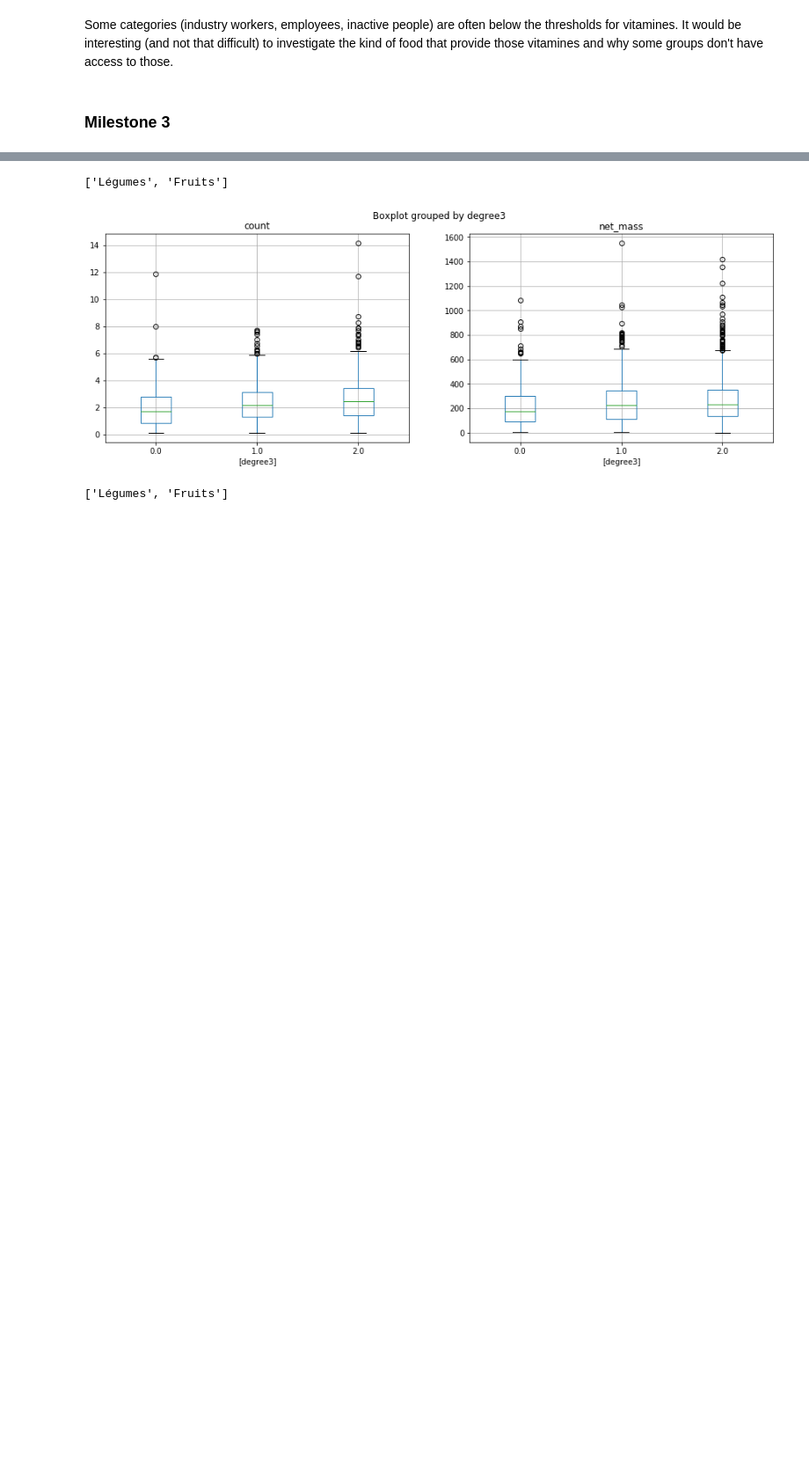
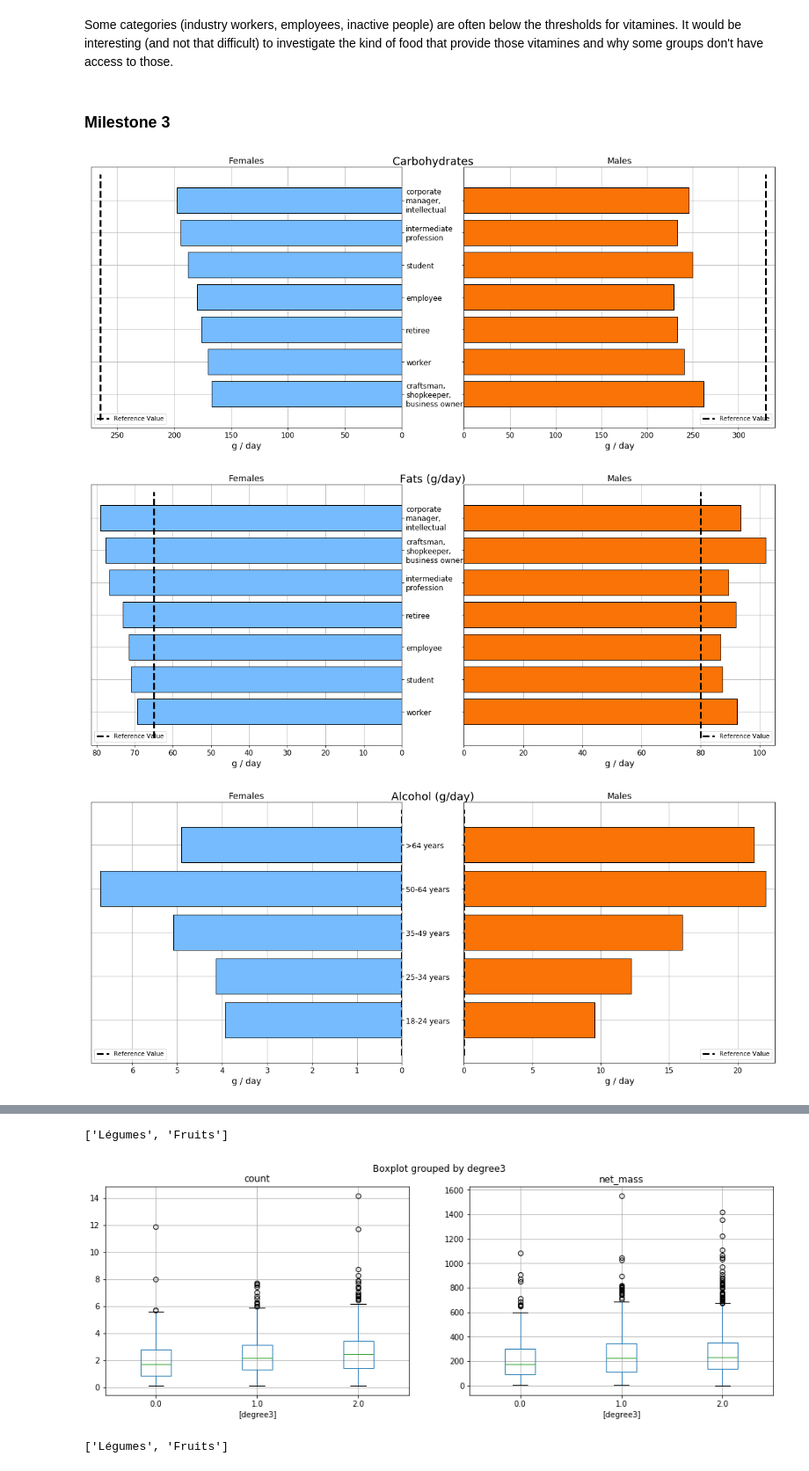
Before and after one commit to KingOfCola/ADAX-project, a Jupyter notebook: project/Milestone 2.ipynb, the cells around one changed output, grey strips where cells are left out. Shown at 88% size. Drawn from its saved outputs; the diff is of its cells as text; code cells hidden in the pictures; blank space fills up the shorter version.

Commit message:
Joseph : Pyramides: code + images

```diff
--- a/project/Milestone 2.ipynb
+++ b/project/Milestone 2.ipynb
@@ -1256,3 +1256,25 @@ Here we obtain interesting results that the consumption of nutriments depends a
 ### CSP Effect
 # %% [markdown]
 Just consider the distrubution of people in the different categories will give us an insight of the relevance of our data.
+# %%
+# These feature are a set use to explore a wide part of the data
+nutritionFeatures = ["nutj{}".format(i) for i in range(4, 29)]\
+            + ["nutj{}".format(i) for i in range(30, 40)]\
+            + ["bmi", "intense_j", "modere_j", "marche_j"]
+
+df_social2 = dfI.loc[(dfI["social class"].isin(["worker", "student", "retiree", "intermediate profession", "corporate manager, intellectual", "employee", "craftsman, shopkeeper, business owner"]))]
+
+category = {
+           "farmer":"farmer",
+           "craftsman, shopkeeper, business owner":"craftsman,\nshopkeeper,\nbusiness owner",
+           "corporate manager, intellectual":"corporate\nmanager,\nintellectual",
+           "intermediate profession":"intermediate\nprofession",
+           "employee":"employee",
+           "worker":"worker",
+           "student":"student",
+           "retiree":"retiree",
+
+}
+df_social2["social class"] = df_social2["social class"].map(category)
+
+df_social2.head()
@@ -1440,0 +1525,11 @@ Some categories (industry workers, employees, inactive people) are often below t
+# %%
+plotNutrient("nutj5", className = "social class", title="Carbohydrates") #glucides
+# plotNutrient("nutj5", className = "age category", dfSource = dfI, sort = False, title="Carbohydrates (g/day)") #glucides
+plotNutrient("nutj6", className = "social class", title="Fats (g/day)") #lipides
+plotNutrient("nutj7", className = "age category", dfSource = dfI, sort = False, title="Alcohol (g/day)") #alcohol
+plotNutrient("nutj13", className = "social class", title="Fibers (g/day)") #fibers
+plotNutrient("nutj15", className = "social class", title="Water (g/day)") #water
+# %% [output]
+[figure, added]
+[figure, added]
+[figure, added]
```
Also changed, not shown: parts of 6 cells of this notebook, 17 other files.
